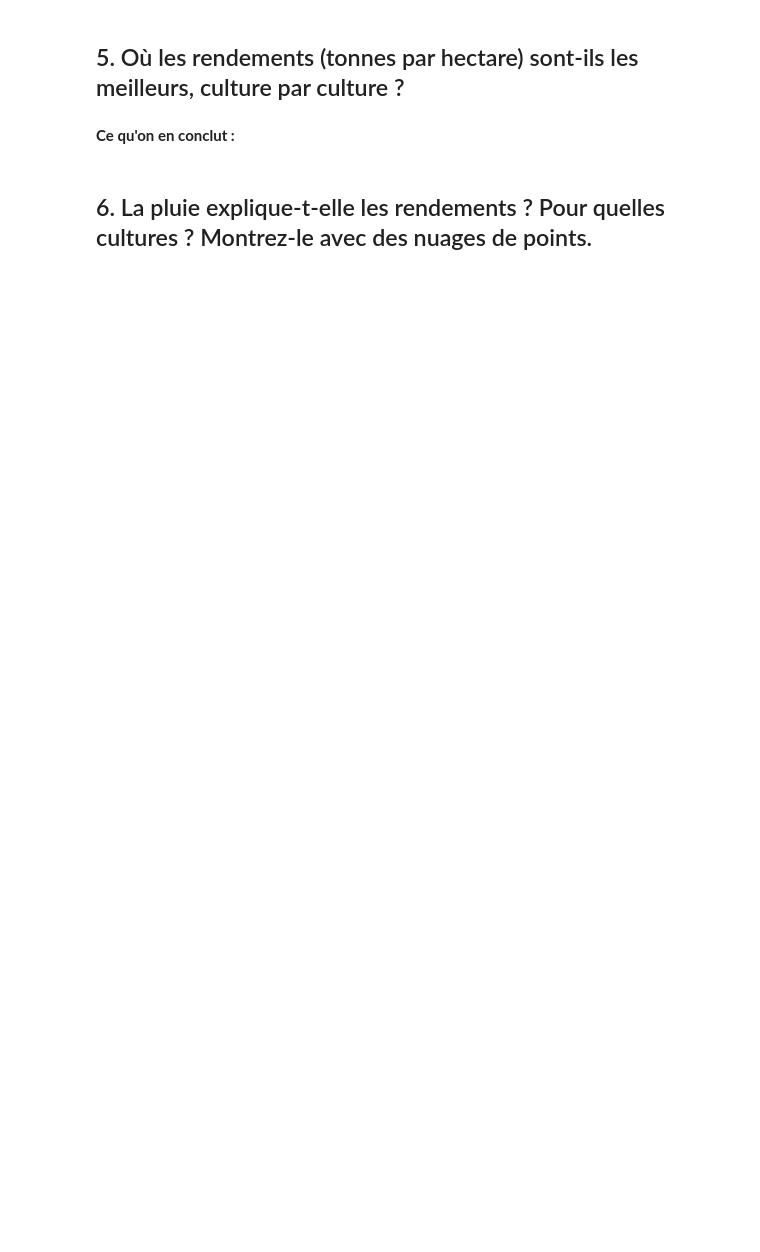
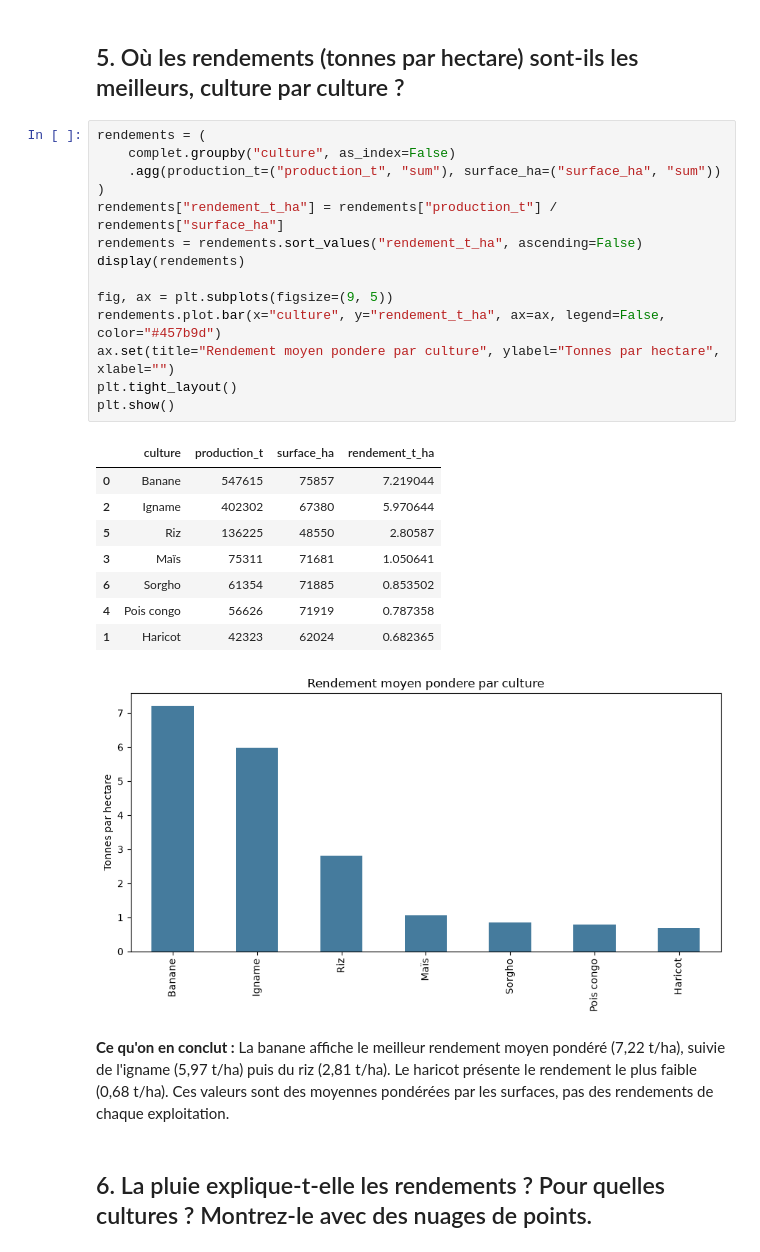
Before and after one commit to bien123ronaldo-oss/projet-data-recoltes, a Jupyter notebook: exploration.ipynb, the cells around one changed output. Drawn from its saved outputs; the diff is of its cells as text; blank space fills up the shorter version.

```diff
--- a/exploration.ipynb
+++ b/exploration.ipynb
@@ -125,6 +322,30 @@ print(
 # %% [markdown]
 ## 5. Où les rendements (tonnes par hectare) sont-ils les meilleurs, culture par culture ?
+# %%
+rendements = (
+    complet.groupby("culture", as_index=False)
+    .agg(production_t=("production_t", "sum"), surface_ha=("surface_ha", "sum"))
+)
+rendements["rendement_t_ha"] = rendements["production_t"] / rendements["surface_ha"]
+rendements = rendements.sort_values("rendement_t_ha", ascending=False)
+display(rendements)
+
+fig, ax = plt.subplots(figsize=(9, 5))
+rendements.plot.bar(x="culture", y="rendement_t_ha", ax=ax, legend=False, color="#457b9d")
+ax.set(title="Rendement moyen pondere par culture", ylabel="Tonnes par hectare", xlabel="")
+plt.tight_layout()
+plt.show()
+# %% [output]
+|  | culture | production_t | surface_ha | rendement_t_ha |
+| 0 | Banane | 547615 | 75857 | 7.219044 |
+| 2 | Igname | 402302 | 67380 | 5.970644 |
+| 5 | Riz | 136225 | 48550 | 2.80587 |
+| 3 | Maïs | 75311 | 71681 | 1.050641 |
+| 6 | Sorgho | 61354 | 71885 | 0.853502 |
+| 4 | Pois congo | 56626 | 71919 | 0.787358 |
+| 1 | Haricot | 42323 | 62024 | 0.682365 |
+[figure, added]
 # %% [markdown]
-**Ce qu'on en conclut :**
+**Ce qu'on en conclut :** La banane affiche le meilleur rendement moyen pondéré (7,22 t/ha), suivie de l'igname (5,97 t/ha) puis du riz (2,81 t/ha). Le haricot présente le rendement le plus faible (0,68 t/ha). Ces valeurs sont des moyennes pondérées par les surfaces, pas des rendements de chaque exploitation.
 # %% [markdown]
 ## 6. La pluie explique-t-elle les rendements ? Pour quelles cultures ? Montrez-le avec des nuages de points.
```
Also changed, not shown: parts of 15 cells of this notebook, 1 other file.
